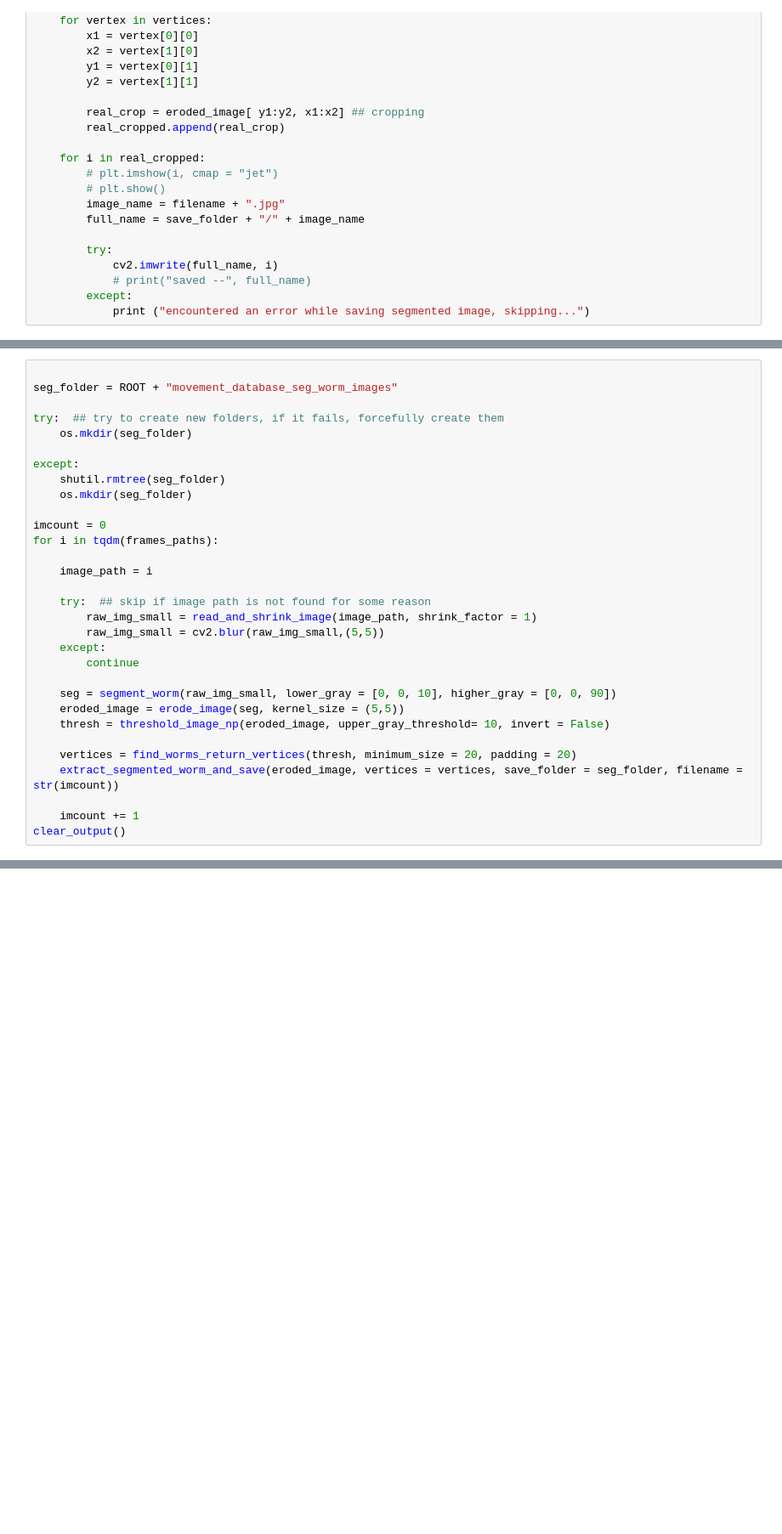
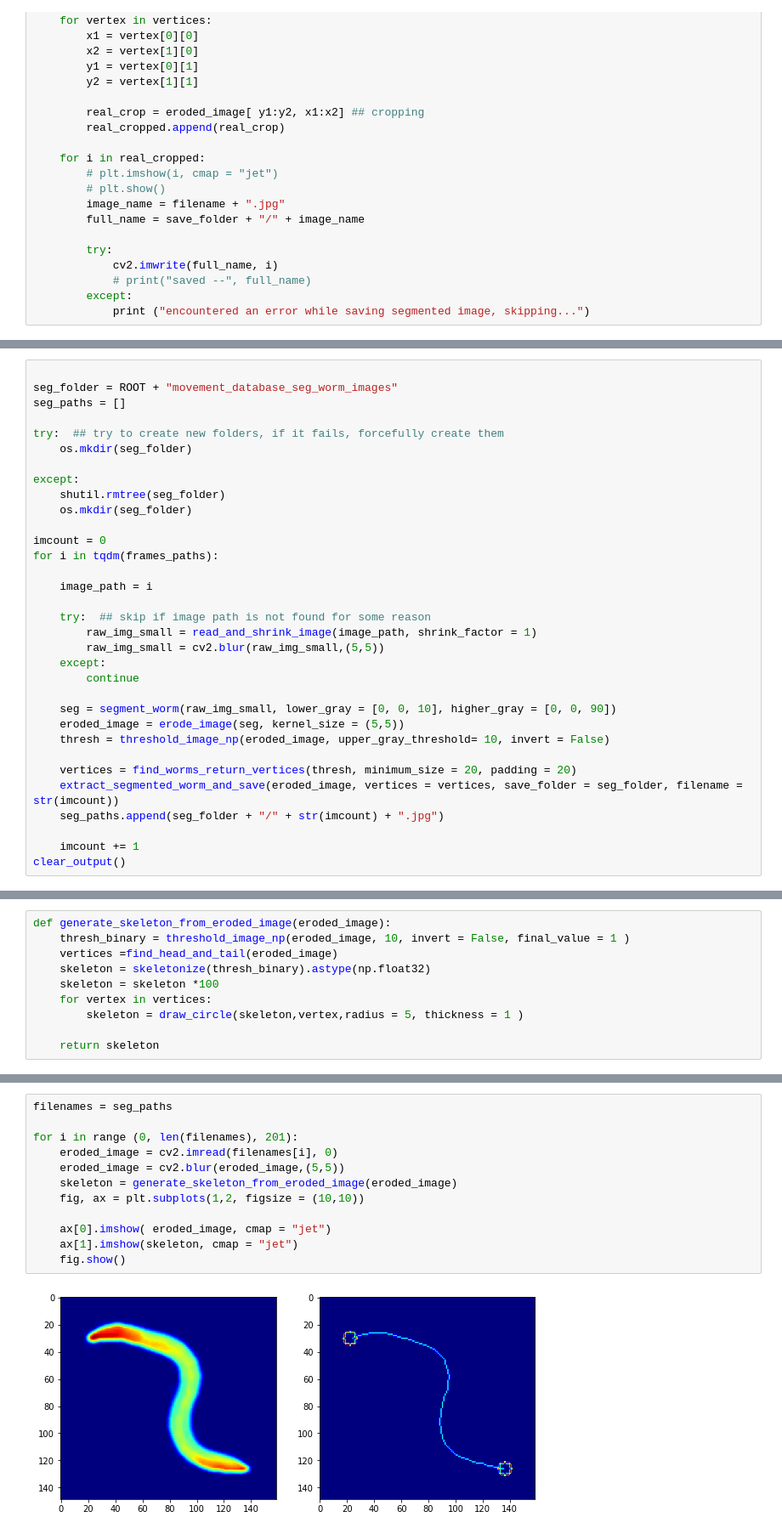
Before and after one commit to devoworm/GSoC-2020, a Jupyter notebook: Pre-trained Models (DevLearning)/notebooks/worm_feature_tracking.ipynb, the cells around one changed output, grey strips where cells are left out. Shown at 85% size. Cells and saved outputs as stored; diff of their text form; blank space fills up the shorter version.

```diff
--- a/Pre-trained Models (DevLearning)/notebooks/worm_feature_tracking.ipynb
+++ b/Pre-trained Models (DevLearning)/notebooks/worm_feature_tracking.ipynb
@@ -323,6 +333,7 @@ def extract_segmented_worm_and_save(eroded_image, vertices, save_folder, filenam
 # %%
 
 seg_folder = ROOT + "movement_database_seg_worm_images"
+seg_paths = []
 
 try:  ## try to create new folders, if it fails, forcefully create them
     os.mkdir(seg_folder)
@@ -348,6 +359,7 @@ for i in tqdm(frames_paths):
 
     vertices = find_worms_return_vertices(thresh, minimum_size = 20, padding = 20)
     extract_segmented_worm_and_save(eroded_image, vertices = vertices, save_folder = seg_folder, filename = str(imcount))
+    seg_paths.append(seg_folder + "/" + str(imcount) + ".jpg")
 
     imcount += 1
 clear_output()
@@ -353,0 +388,10 @@ clear_output()
+# %%
+def generate_skeleton_from_eroded_image(eroded_image):
+    thresh_binary = threshold_image_np(eroded_image, 10, invert = False, final_value = 1 )
+    vertices =find_head_and_tail(eroded_image)
+    skeleton = skeletonize(thresh_binary).astype(np.float32)
+    skeleton = skeleton *100
+    for vertex in vertices:
+        skeleton = draw_circle(skeleton,vertex,radius = 5, thickness = 1 )
+
+    return skeleton
@@ -353,0 +400,14 @@ clear_output()
+# %%
+filenames = seg_paths
+
+for i in range (0, len(filenames), 201):
+    eroded_image = cv2.imread(filenames[i], 0)
+    eroded_image = cv2.blur(eroded_image,(5,5))
+    skeleton = generate_skeleton_from_eroded_image(eroded_image)
+    fig, ax = plt.subplots(1,2, figsize = (10,10))
+
+    ax[0].imshow( eroded_image, cmap = "jet")
+    ax[1].imshow(skeleton, cmap = "jet")
+    fig.show()
+# %% [output]
+[figure, added]
```
Also changed, not shown: parts of 17 cells of this notebook.
